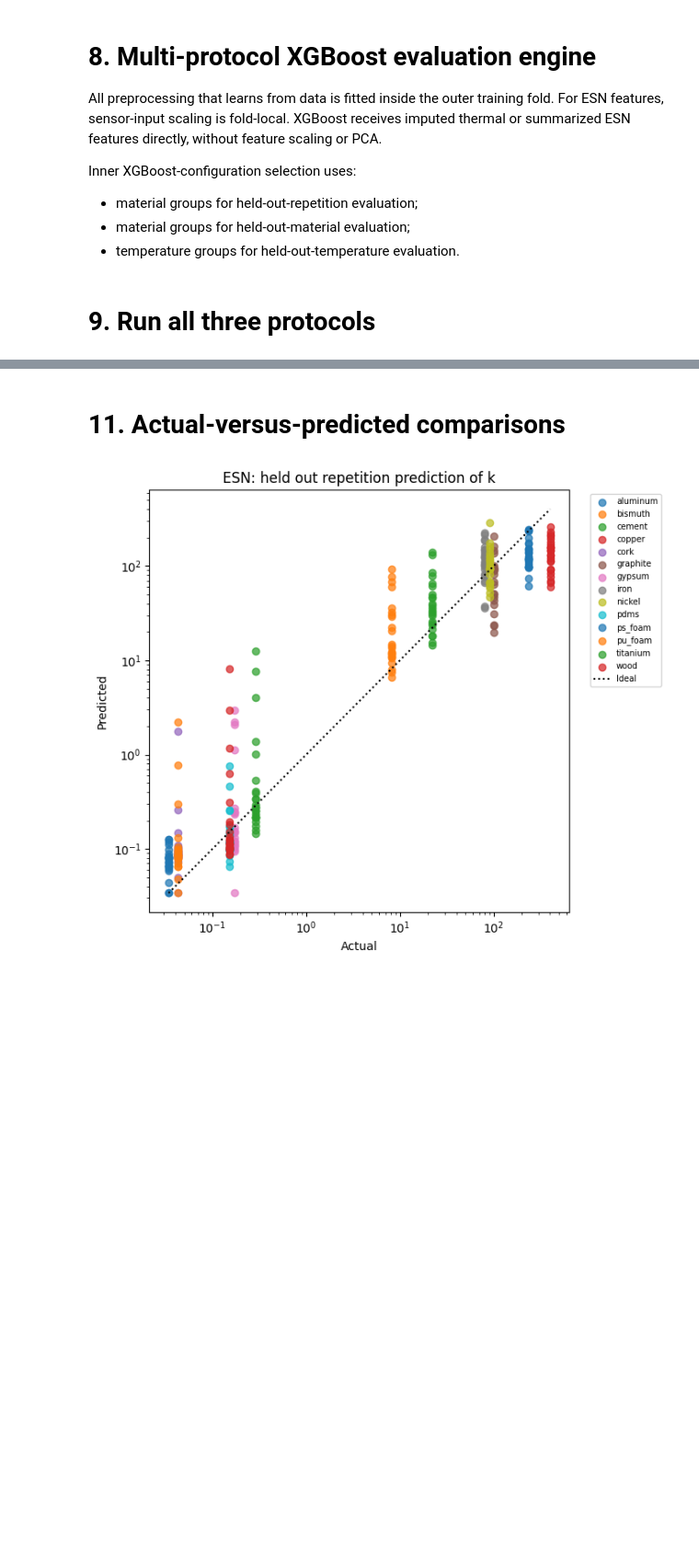
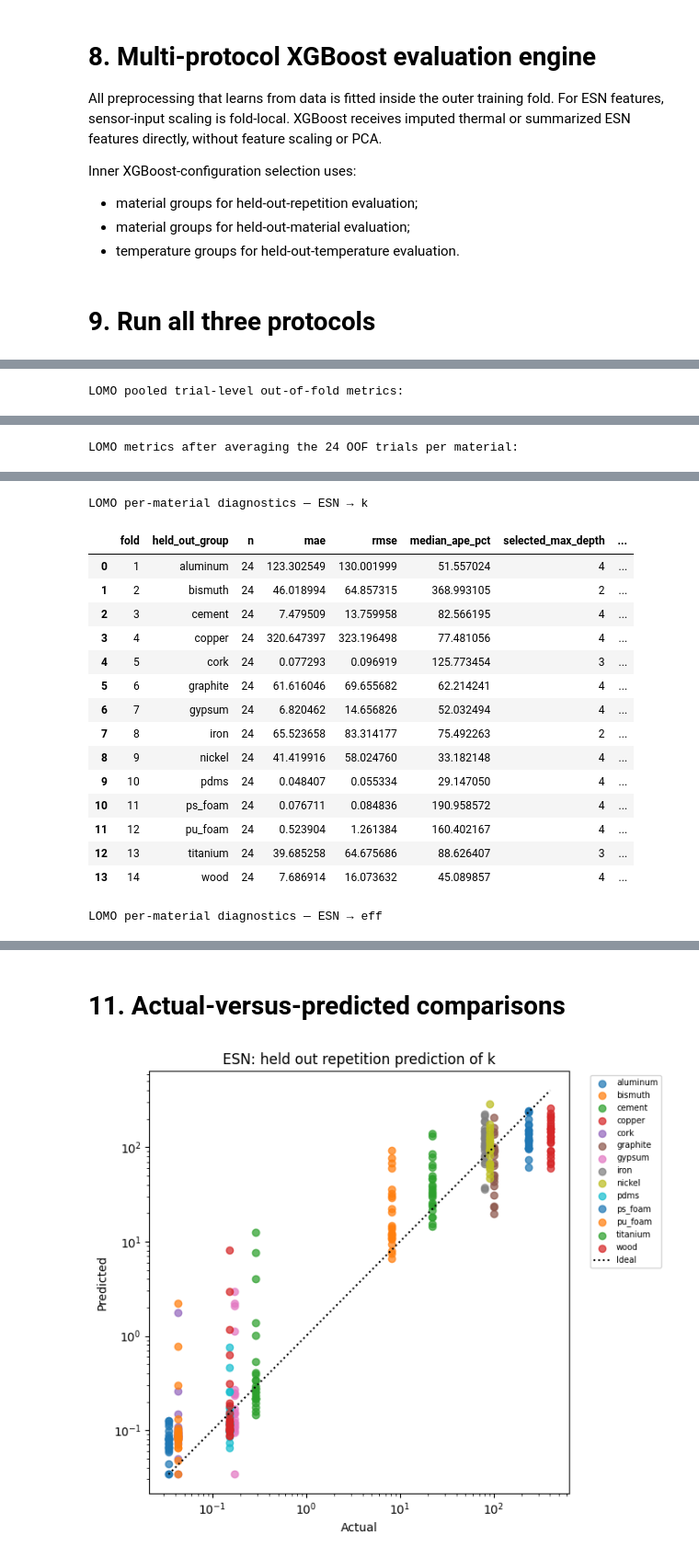
Before and after one commit to cojulieanne/Warmth-Sensor-Object-Detection, a Jupyter notebook: notebooks/4 - Multi-Temp Analysis - v3.ipynb, the cells around one changed output, grey strips where cells are left out. Shown at 92% size. Cells and saved outputs as stored; diff of their text form; code cells hidden in the pictures; blank space fills up the shorter version.

```diff
--- a/notebooks/4 - Multi-Temp Analysis - v3.ipynb
+++ b/notebooks/4 - Multi-Temp Analysis - v3.ipynb
@@ -1014,0 +954,56 @@ HELD_OUT_TEMPERATURE — ESN → eff
+# %%
+lomo_pooled_rows = []
+lomo_material_rows = []
+lomo_material_predictions = {}
+
+for family in ("thermal", "esn"):
+    for target in ("k", "eff"):
+        key = ("held_out_material", family, target)
+        oof = predictions[key].copy()
+
+        # Trial-level pooled OOF metrics: all 336 predictions are out of fold.
+        lomo_pooled_rows.append({
+            "feature_family": family,
+            "target": target,
+            "protocol": "held_out_material_pooled_oof",
+            **regression_metrics(oof["y_true"], oof["y_pred"]),
+        })
+
+        # Optional material-level view: one mean OOF prediction per material.
+        by_material = (
+            oof.groupby("Sample", as_index=False)
+            .agg(
+                y_true=("y_true", "mean"),
+                y_pred=("y_pred", "mean"),
+                prediction_sd=("y_pred", "std"),
+                n_trials=("trial_id", "size"),
+            )
+        )
+        lomo_material_predictions[(family, target)] = by_material
+        lomo_material_rows.append({
+            "feature_family": family,
+            "target": target,
+            "protocol": "held_out_material_material_means",
+            **regression_metrics(by_material["y_true"], by_material["y_pred"]),
+        })
+
+LOMO_POOLED_OOF_RESULTS = pd.DataFrame(lomo_pooled_rows)
+LOMO_MATERIAL_MEAN_RESULTS = pd.DataFrame(lomo_material_rows)
+
+print("LOMO pooled trial-level out-of-fold metrics:")
+display(LOMO_POOLED_OOF_RESULTS)
+print("LOMO metrics after averaging the 24 OOF trials per material:")
+display(LOMO_MATERIAL_MEAN_RESULTS)
+
+# Per-material folds still provide useful absolute-error diagnostics.
+# R² and NRMSE-range are intentionally omitted because their denominator is zero.
+for target in ("k", "eff"):
+    print(f"\nLOMO per-material diagnostics — ESN → {target}")
+    columns = [
+        "fold", "held_out_group", "n", "mae", "rmse",
+        "median_ape_pct", "selected_max_depth",
+        "selected_learning_rate", "selected_min_child_weight",
+    ]
+    display(fold_metrics[("held_out_material", "esn", target)][columns])
+# %% [output]
+LOMO pooled trial-level out-of-fold metrics:
@@ -1014,0 +1015 @@ HELD_OUT_TEMPERATURE — ESN → eff
+LOMO metrics after averaging the 24 OOF trials per material:
@@ -1014,0 +1021,17 @@ HELD_OUT_TEMPERATURE — ESN → eff
+LOMO per-material diagnostics — ESN → k
+|  | fold | held_out_group | n | mae | rmse | median_ape_pct | selected_max_depth | ... |
+| 0 | 1 | aluminum | 24 | 123.302549 | 130.001999 | 51.557024 | 4 | ... |
+| 1 | 2 | bismuth | 24 | 46.018994 | 64.857315 | 368.993105 | 2 | ... |
+| 2 | 3 | cement | 24 | 7.479509 | 13.759958 | 82.566195 | 4 | ... |
+| 3 | 4 | copper | 24 | 320.647397 | 323.196498 | 77.481056 | 4 | ... |
+| 4 | 5 | cork | 24 | 0.077293 | 0.096919 | 125.773454 | 3 | ... |
+| 5 | 6 | graphite | 24 | 61.616046 | 69.655682 | 62.214241 | 4 | ... |
+| 6 | 7 | gypsum | 24 | 6.820462 | 14.656826 | 52.032494 | 4 | ... |
+| 7 | 8 | iron | 24 | 65.523658 | 83.314177 | 75.492263 | 2 | ... |
+| 8 | 9 | nickel | 24 | 41.419916 | 58.024760 | 33.182148 | 4 | ... |
+| 9 | 10 | pdms | 24 | 0.048407 | 0.055334 | 29.147050 | 4 | ... |
+| 10 | 11 | ps_foam | 24 | 0.076711 | 0.084836 | 190.958572 | 4 | ... |
+| 11 | 12 | pu_foam | 24 | 0.523904 | 1.261384 | 160.402167 | 4 | ... |
+| 12 | 13 | titanium | 24 | 39.685258 | 64.675686 | 88.626407 | 3 | ... |
+| 13 | 14 | wood | 24 | 7.686914 | 16.073632 | 45.089857 | 4 | ... |
+LOMO per-material diagnostics — ESN → eff
```
Also changed, not shown: parts of 4 cells of this notebook, 5 other files.
